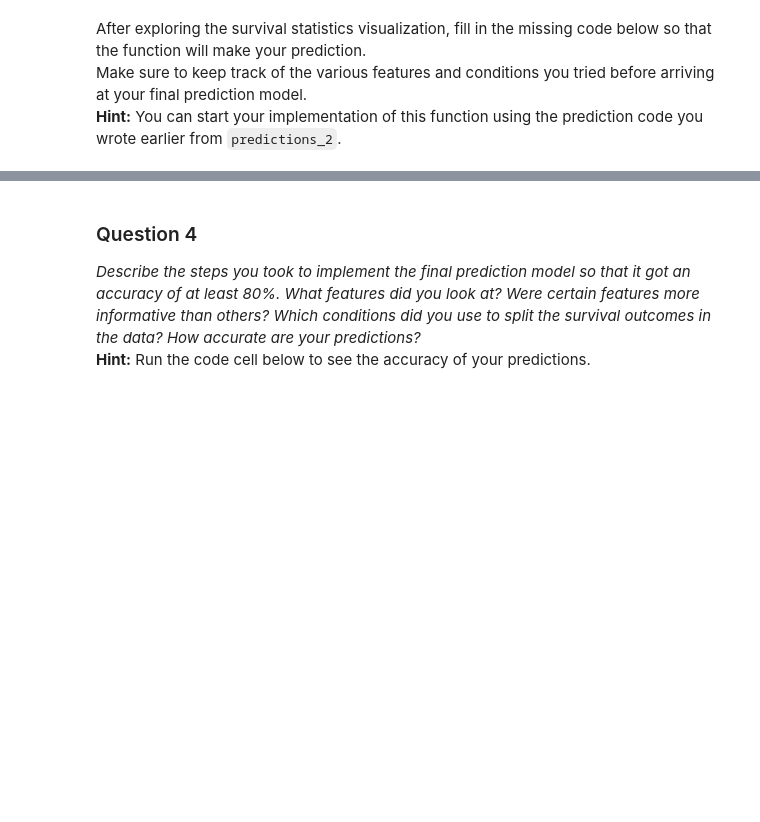
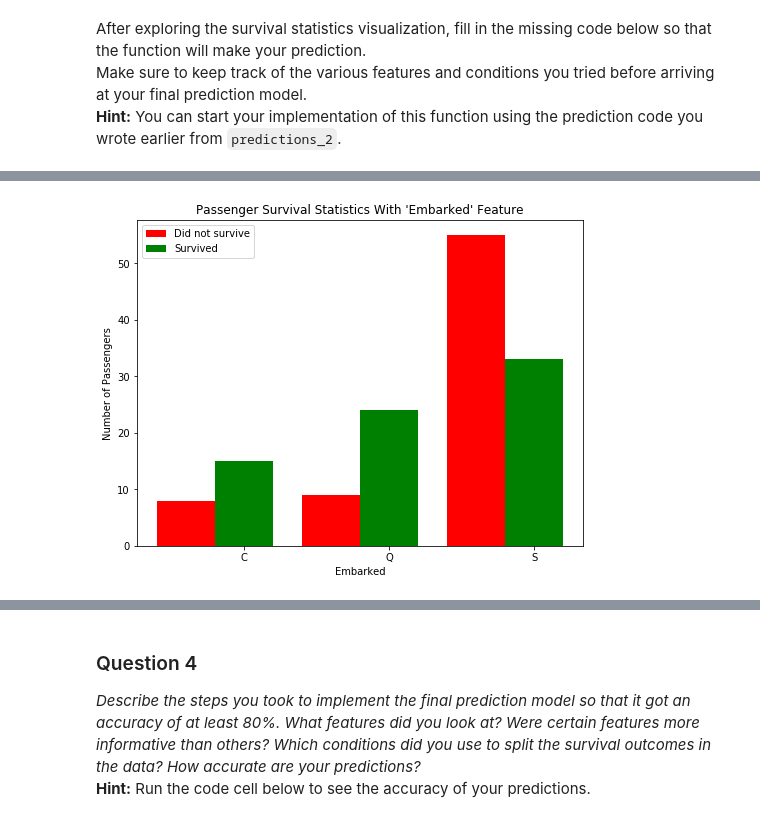
Before and after one commit to tichmangono/titanic_survival_exploration, a Jupyter notebook: titanic_survival_exploration.ipynb, the cells around one changed output, grey strips where cells are left out. Drawn from its saved outputs; the diff is of its cells as text; code cells hidden in the pictures; blank space fills up the shorter version.

```diff
--- a/titanic_survival_exploration.ipynb
+++ b/titanic_survival_exploration.ipynb
@@ -241,0 +258,5 @@ Make sure to keep track of the various features and conditions you tried before
+# %%
+# Dig more into women on class 3
+vs.survival_stats(data, outcomes, 'Embarked',["Sex == 'female'", "Pclass == 3"])
+# %% [output]
+[figure, added]
```
Also changed, not shown: parts of 25 cells of this notebook, 1 other file.
